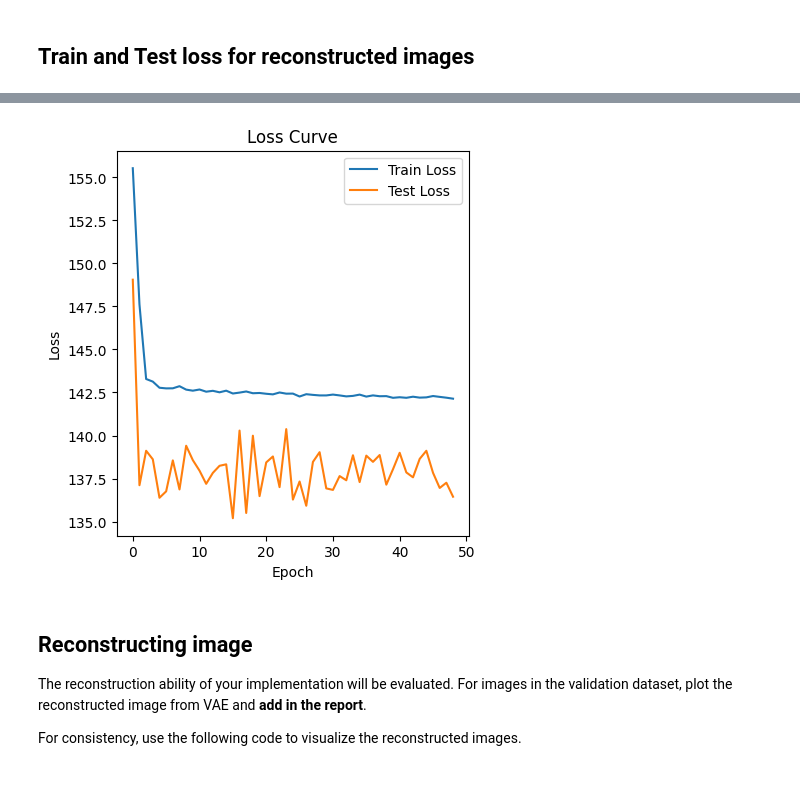
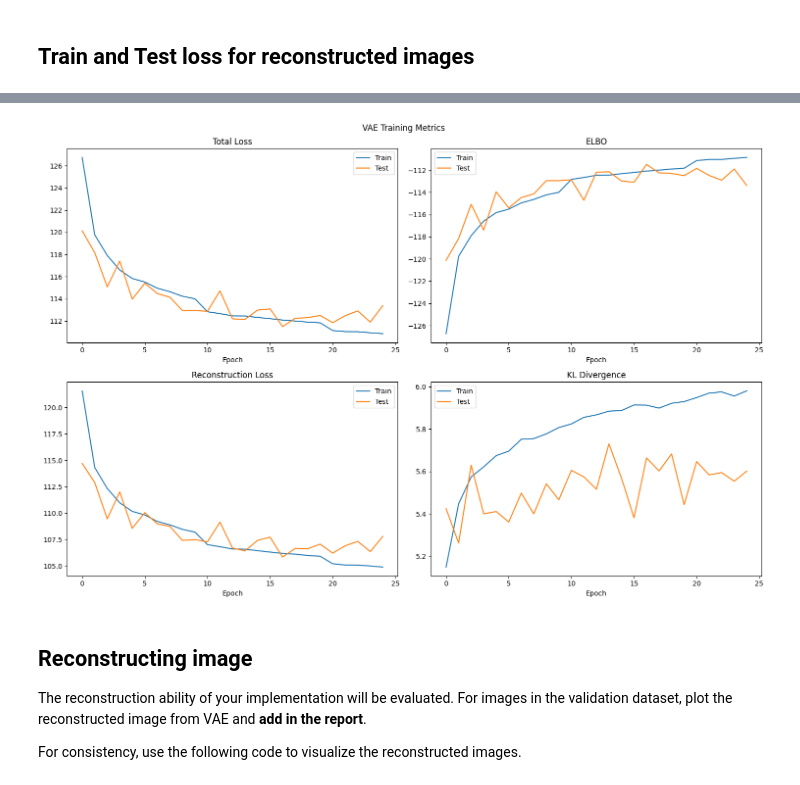
Before and after one commit to RISHIT7/GMM-VAE, a Jupyter notebook: notebooks/GMVAE.ipynb, the cells around one changed output, grey strips where cells are left out. Cells and saved outputs as stored; diff of their text form; code cells hidden in the pictures.

```diff
--- a/notebooks/GMVAE.ipynb
+++ b/notebooks/GMVAE.ipynb
@@ -258,5 +283,9 @@ class VAE(nn.Module):
 # %%
-def loss_fn(recon_x, x, mu, logvar):
-    BCE = nn.functional.binary_cross_entropy(recon_x.view(-1, 784), x.view(-1, 784), reduction='sum')
-    KLD = -0.5 * torch.sum(1 + logvar - mu.pow(2) - logvar.exp())
-    return BCE + KLD
+def loss_fn(recon_x, x, mu, logvar, beta=1):
+    recon_loss = nn.functional.binary_cross_entropy(recon_x.view(-1, 784), x.view(-1, 784), reduction='sum')
+    kl_loss = -0.5 * torch.sum(1 + logvar - mu.pow(2) - logvar.exp())
+
+    total_loss = recon_loss + (beta*kl_loss)
+    elbo = -(recon_loss + kl_loss)
+
+    return total_loss, elbo.item(), recon_loss.item(), kl_loss.item()
@@ -309,10 +409,0 @@ No. of model parameters: 9466786
-# %%
-optimizer = optim.Adam(vae.parameters(), lr = 1e-4)
-
-train_loss = []
-test_loss = []
-for epoch in range(1, 51):
-    train_loss_epoch = train(epoch, batch_size = 200)
-    test_loss_epoch = test()
-    train_loss.append(train_loss_epoch)
-    test_loss.append(test_loss_epoch)
@@ -336,0 +421,20 @@ Train Epoch: 50 [12800/14748 (87%)]     Loss: 139.647324
+# %%
+# Usage example:
+metrics_dict = {
+    'train_loss': [], 'train_elbo': [], 'train_recon': [], 'train_kl': [],
+    'test_loss': [], 'test_elbo': [], 'test_recon': [], 'test_kl': []
+}
+
+# Define the optimizer
+optimizer = optim.Adam(vae.parameters(), lr=7e-4)
+
+# Define the scheduler (reduce LR by a factor of 0.5 every 10 epochs)
+scheduler = StepLR(optimizer, step_size=10, gamma=0.5)
+
+# Training loop
+num_epochs = 25
+for epoch in range(num_epochs):
+    train(epoch, optimizer, metrics_dict)
+    test(metrics_dict)
+
+    scheduler.step()
@@ -353,17 +461,8 @@ plt.show()
-# %%
-# Plotting training and validation loss curves
-plt.figure(figsize=(10, 5))
-plt.subplot(1, 2, 1)
-plt.plot(train_loss[1:], label='Train Loss')
-plt.plot(test_loss[1:], label='Test Loss')
-plt.title('Loss Curve')
-plt.xlabel('Epoch')
-plt.ylabel('Loss')
-plt.legend()
-
-plt.show()
-# %% [output]
-[figure, removed]
+# %%
+# Plot results
+plot_metrics(metrics_dict)
+# %% [output]
+[figure, added]
 # %% [markdown]
 ## Reconstructing image
 
```
Also changed, not shown: parts of 27 cells of this notebook.
